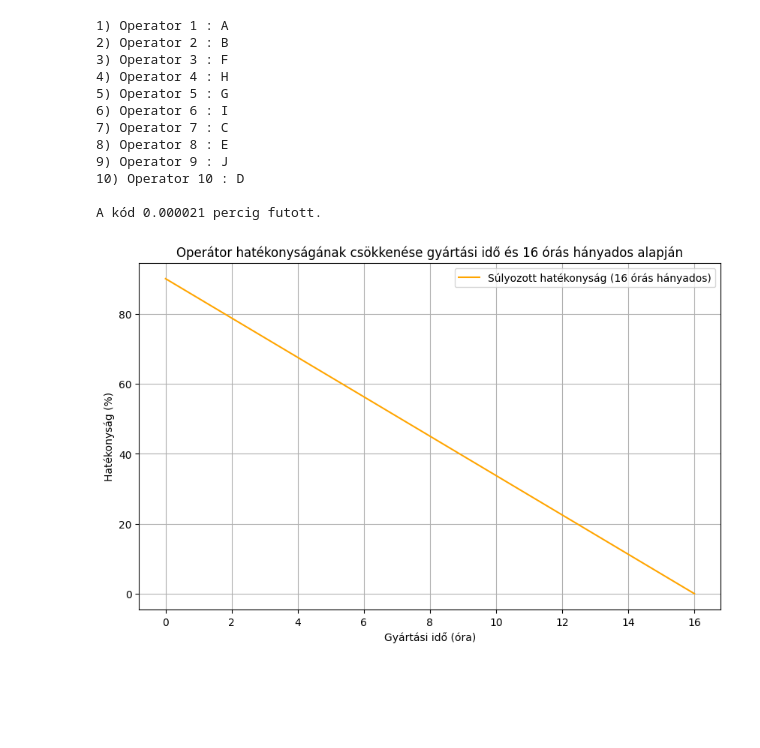
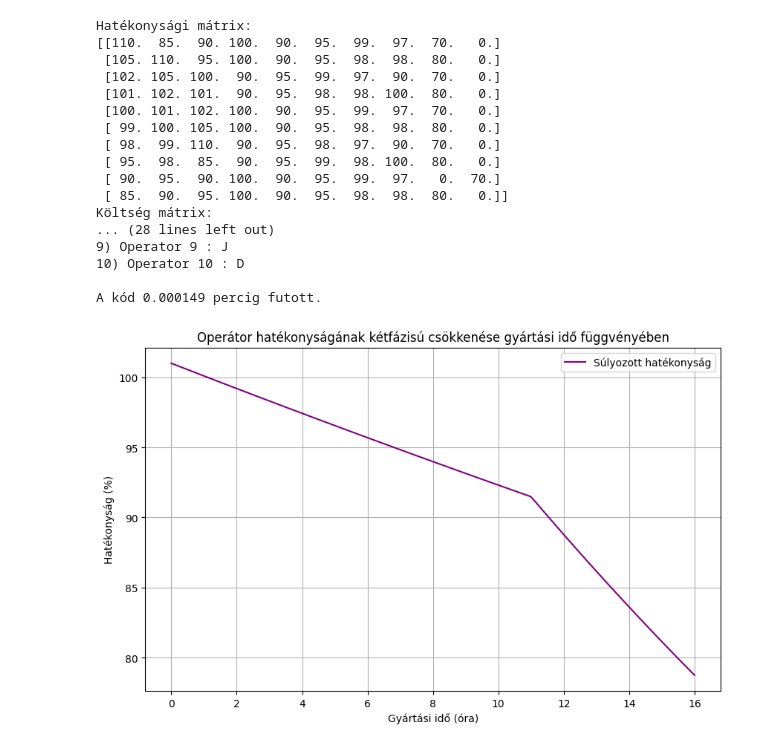
Before and after one commit to lakatosgabor/magyar_modszer, a Jupyter notebook: Magyar_módszer.ipynb, the cells around one changed output. Saved outputs shown, nothing was run; the diff lists cells and outputs as text; code cells hidden in the pictures; blank space fills up the shorter version.

```diff
--- a/Magyar_módszer.ipynb
+++ b/Magyar_módszer.ipynb
@@ -49,6 +49,12 @@ def to_square_matrix(matrix):
     square_matrix = np.zeros((n, n), dtype=matrix.dtype)
     square_matrix[:rows, :cols] = matrix
     return square_matrix
+
+def efficiency_weighting(efficiency, prod_time, lambd1=0.009, lambd2=0.03, threshold=11):
+    if prod_time <= threshold:
+        return efficiency * np.exp(-lambd1 * prod_time)
+    else:
+        return efficiency * np.exp(-lambd1 * threshold) * np.exp(-lambd2 * (prod_time - threshold))
 
 def get_monotony_matrix(operators, products):
   #ide jön a monotonítás lekérdezése
@@ -127,6 +133,8 @@ products = get_products()
 
 EFFICIENCY = get_efficiency_matrix(operators, products)
 
+print('Hatékonysági mátrix: '); print(EFFICIENCY)
+
 MONOTONY = get_monotony_matrix(operators, products)
 
 EFFICIENCY = EFFICIENCY * MONOTONY
@@ -136,6 +144,8 @@ EFFICIENCY = pertubation(EFFICIENCY)
 COST = cost_matrix(EFFICIENCY)
 
 COST = to_constraints_matrix(operators, products, COST)
+print('Költség mátrix: '); print(COST)
+
 
 assignments = run_hungarian_algorithm(operators, products, COST)
 
@@ -162,42 +172,45 @@ execution_time_minutes = execution_time / 60  # Futási idő percekben
 
 print(f"\nA kód {execution_time_minutes:.6f} percig futott.")
 # %% [output]
-1) Operator 1 : A
-2) Operator 2 : B
-3) Operator 3 : F
-4) Operator 4 : H
-5) Operator 5 : G
-6) Operator 6 : I
-7) Operator 7 : C
-8) Operator 8 : E
+Hatékonysági mátrix:
+[[110.  85.  90. 100.  90.  95.  99.  97.  70.   0.]
+ [105. 110.  95. 100.  90.  95.  98.  98.  80.   0.]
+ [102. 105. 100.  90.  95.  99.  97.  90.  70.   0.]
+ [101. 102. 101.  90.  95.  98.  98. 100.  80.   0.]
+ [100. 101. 102. 100.  90.  95.  99.  97.  70.   0.]
+ [ 99. 100. 105. 100.  90.  95.  98.  98.  80.   0.]
+ [ 98.  99. 110.  90.  95.  98.  97.  90.  70.   0.]
+ [ 95.  98.  85.  90.  95.  99.  98. 100.  80.   0.]
+ [ 90.  95.  90. 100.  90.  95.  99.  97.   0.  70.]
+ [ 85.  90.  95. 100.  90.  95.  98.  98.  80.   0.]]
+Költség mátrix:
+... (28 lines left out)
 9) Operator 9 : J
 10) Operator 10 : D
 
-A kód 0.000021 percig futott.
+A kód 0.000149 percig futott.
 # %%
 import numpy as np
 import matplotlib.pyplot as plt
 
-# Új megközelítés, ahol a gyártási idő hányadosát 16 órával súlyozzuk a hatékonyságra
-def sulyozott_hatekonysag_hanyados(hatekonysag, t, max_ido=16):
-    # A gyártási idő hányadosával csökkentjük a hatékonyságot
-    hanyados = min(t / max_ido, 1)  # Ügyeljünk arra, hogy ne lépje túl az 1-et
-    return hatekonysag * (1 - hanyados)
+def efficiency_weighting(efficiency, prod_time, lambd1=0.009, lambd2=0.03, threshold=11):
+    if prod_time <= threshold:
+        return efficiency * np.exp(-lambd1 * prod_time)
+    else:
+        return efficiency * np.exp(-lambd1 * threshold) * np.exp(-lambd2 * (prod_time - threshold))
 
-kezdeti_hatekonysag = 90
+kezdeti_hatekonysag = 101
 gyartasi_ido = np.linspace(0, 16, 100)
-# Súlyozott hatékonyság kiszámítása minden időpontra az új hányados alapú képlettel
-sulyozott_hatekonysag_hanyados_values = [sulyozott_hatekonysag_hanyados(kezdeti_hatekonysag, t) for t in gyartasi_ido]
 
+efficiency_values = [efficiency_weighting(kezdeti_hatekonysag, t) for t in gyartasi_ido]
 
-# Grafikon készítése
 plt.figure(figsize=(10, 6))
-plt.plot(gyartasi_ido, sulyozott_hatekonysag_hanyados_values, label="Súlyozott hatékonyság (16 órás hányados)", color="orange")
+plt.plot(gyartasi_ido, efficiency_values, label="Súlyozott hatékonyság", color="purple")
 plt.xlabel("Gyártási idő (óra)")
 plt.ylabel("Hatékonyság (%)")
-plt.title("Operátor hatékonyságának csökkenése gyártási idő és 16 órás hányados alapján")
+plt.title("Operátor hatékonyságának kétfázisú csökkenése gyártási idő függvényében")
 plt.grid(True)
 plt.legend()
 plt.show()
 # %% [output]
-[figure, old version]
+[figure, new version]
```
Also changed, not shown: parts of 2 cells of this notebook.
